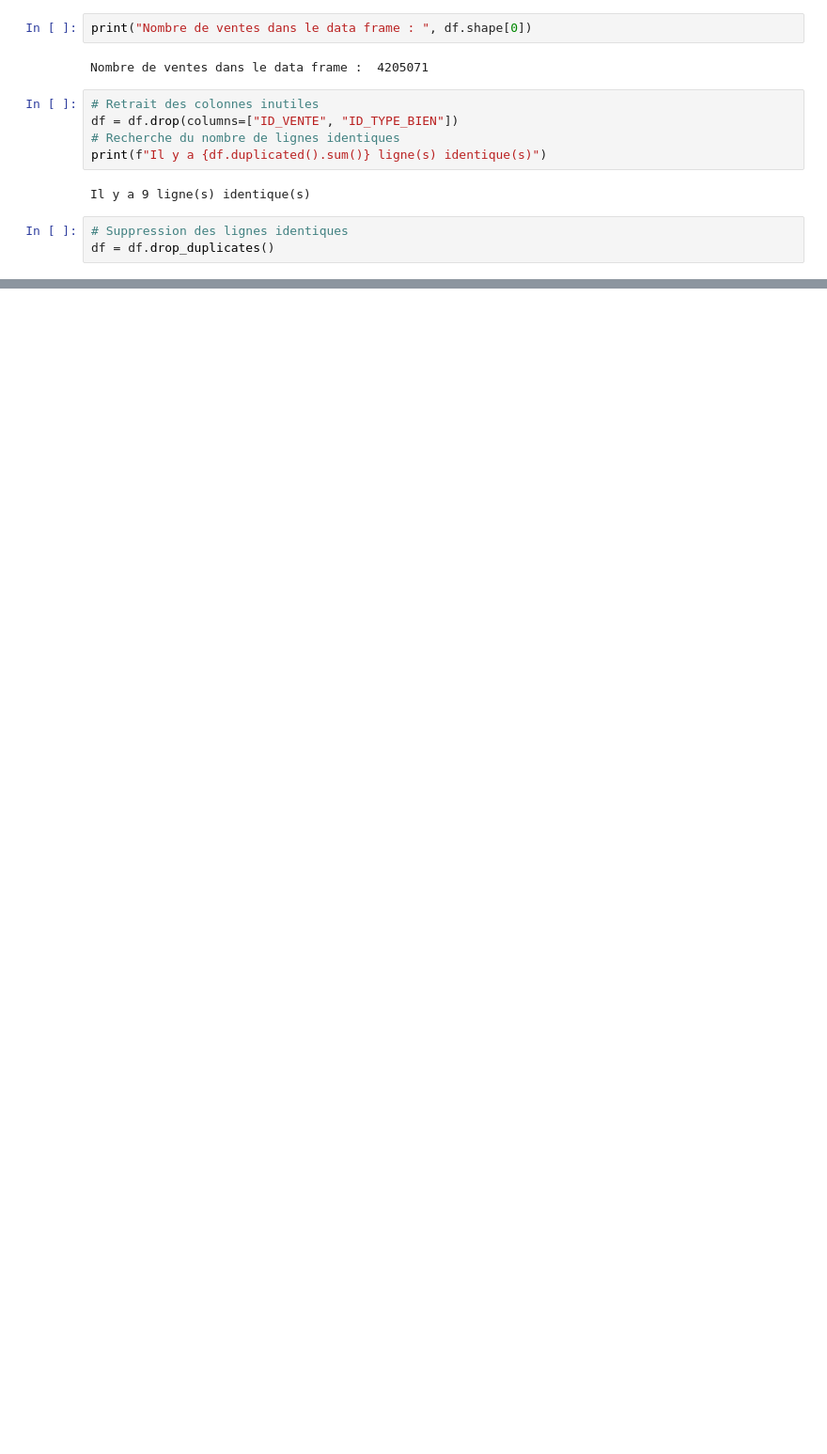
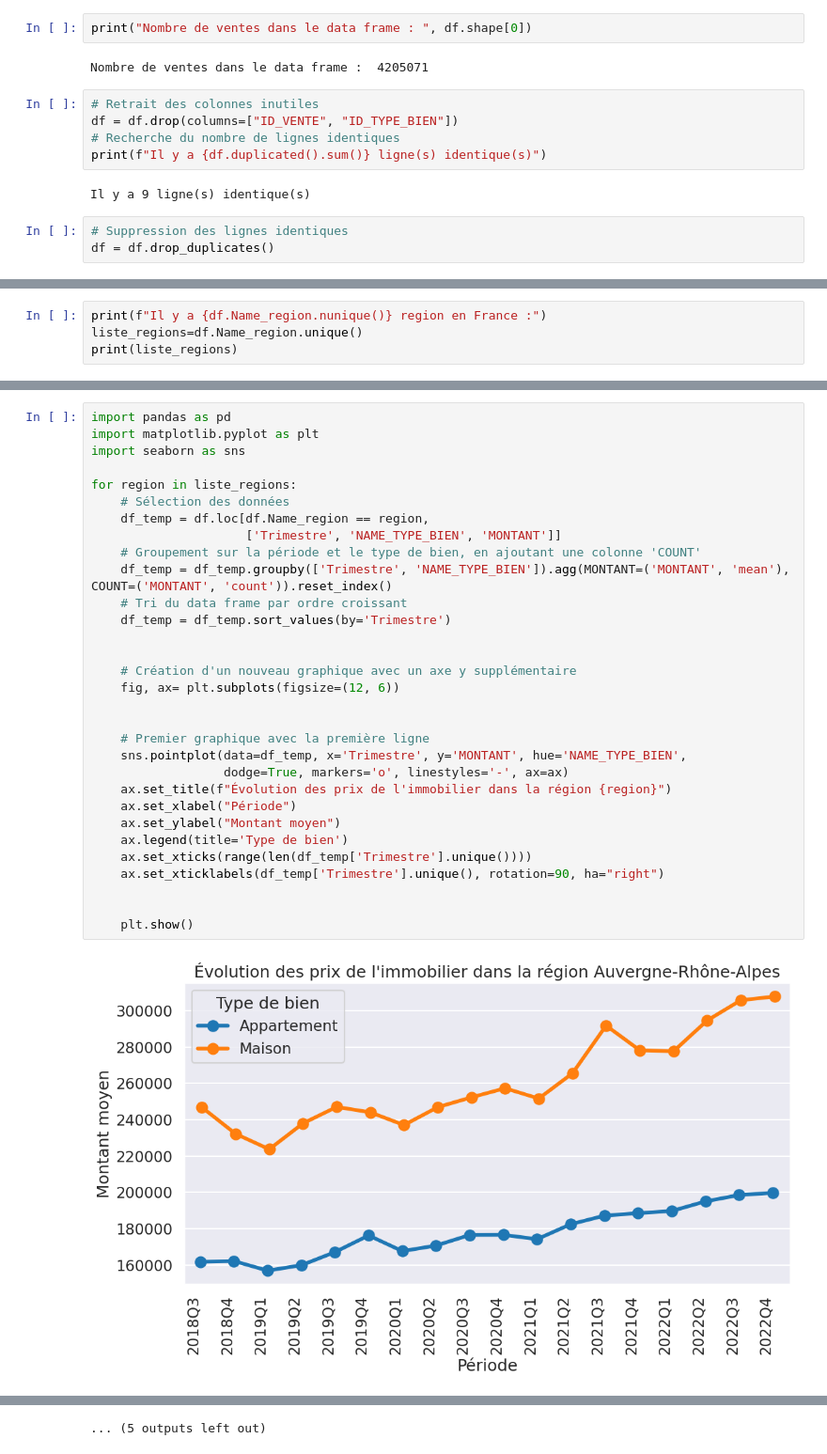
Before and after one commit to Kevin-Le-Grand/certif_app_immo, a Jupyter notebook: model/EDA.ipynb, the cells around one changed output, grey strips where cells are left out. Shown at 94% size. Saved outputs shown, nothing was run; the diff lists cells and outputs as text; blank space fills up the shorter version.

```diff
--- a/model/EDA.ipynb
+++ b/model/EDA.ipynb
@@ -95,0 +158,4 @@ df = df.drop_duplicates()
+# %%
+print(f"Il y a {df.Name_region.nunique()} region en France :")
+liste_regions=df.Name_region.unique()
+print(liste_regions)
@@ -95,0 +169,33 @@ df = df.drop_duplicates()
+# %%
+import pandas as pd
+import matplotlib.pyplot as plt
+import seaborn as sns
+
+for region in liste_regions:
+    # Sélection des données
+    df_temp = df.loc[df.Name_region == region,
+                     ['Trimestre', 'NAME_TYPE_BIEN', 'MONTANT']]
+    # Groupement sur la période et le type de bien, en ajoutant une colonne 'COUNT'
+    df_temp = df_temp.groupby(['Trimestre', 'NAME_TYPE_BIEN']).agg(MONTANT=('MONTANT', 'mean'), COUNT=('MONTANT', 'count')).reset_index()
+    # Tri du data frame par ordre croissant
+    df_temp = df_temp.sort_values(by='Trimestre')
+
+
+    # Création d'un nouveau graphique avec un axe y supplémentaire
+    fig, ax= plt.subplots(figsize=(12, 6))
+
+
+    # Premier graphique avec la première ligne
+    sns.pointplot(data=df_temp, x='Trimestre', y='MONTANT', hue='NAME_TYPE_BIEN',
+                  dodge=True, markers='o', linestyles='-', ax=ax)
+    ax.set_title(f"Évolution des prix de l'immobilier dans la région {region}")
+    ax.set_xlabel("Période")
+    ax.set_ylabel("Montant moyen")
+    ax.legend(title='Type de bien')
+    ax.set_xticks(range(len(df_temp['Trimestre'].unique())))
+    ax.set_xticklabels(df_temp['Trimestre'].unique(), rotation=90, ha="right")
+
+
+    plt.show()
+# %% [output]
+[figure, added]
@@ -95,0 +213 @@ df = df.drop_duplicates()
+... (5 outputs left out)
```
Also changed, not shown: parts of 15 cells of this notebook, 1 other file.
